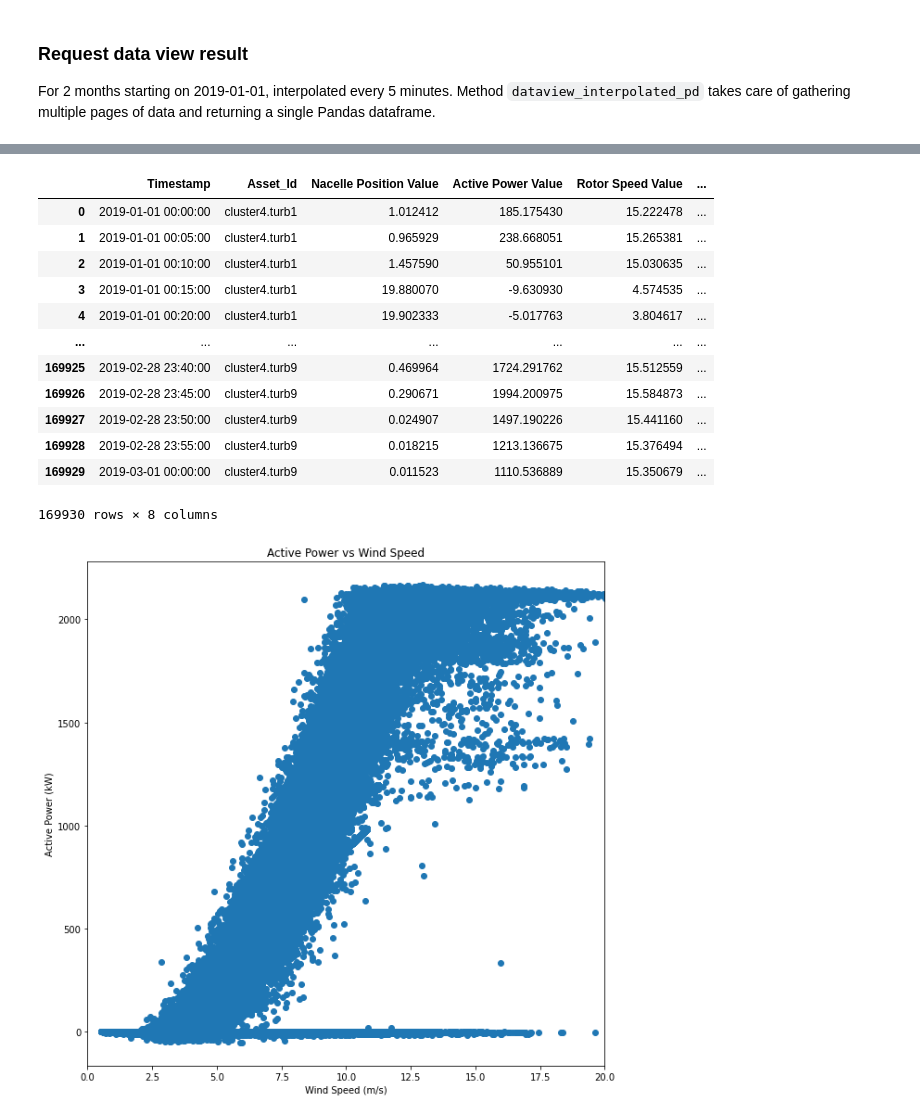
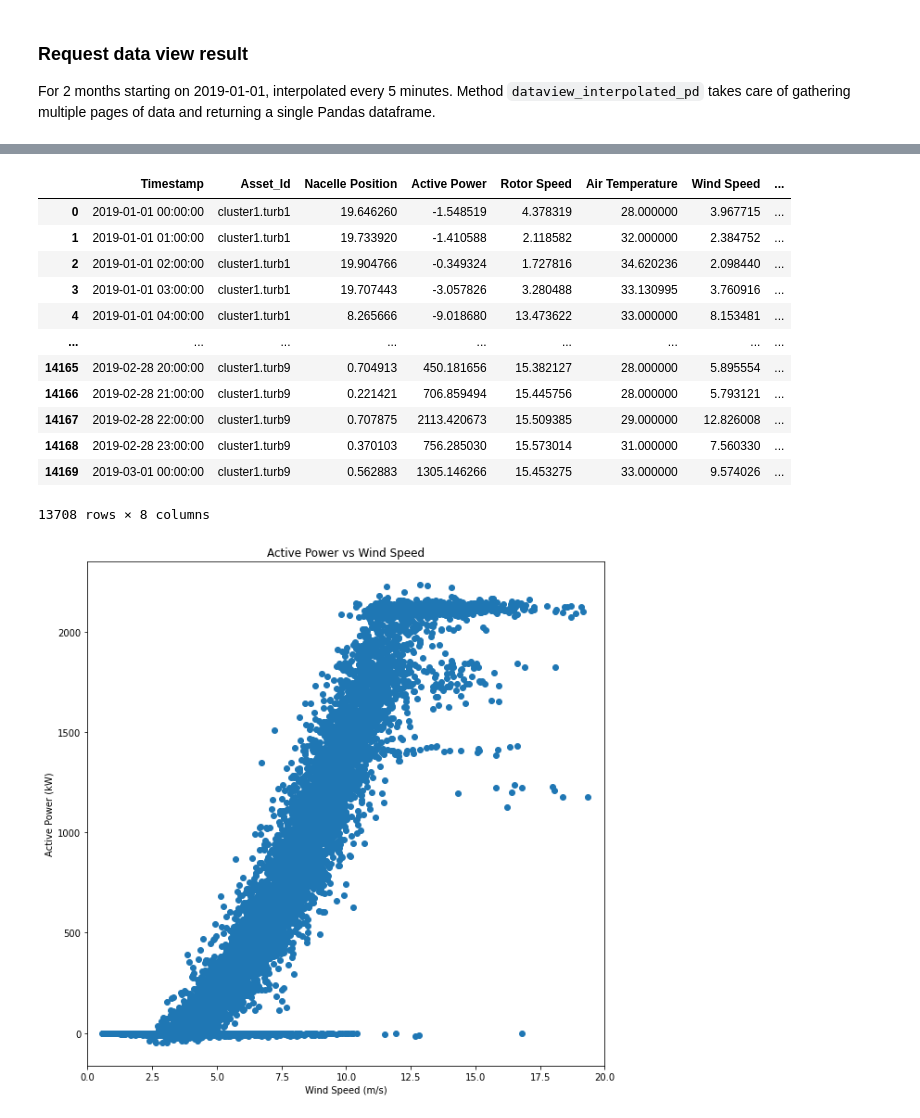
Before and after one commit to camlf/academic-hub, a Jupyter notebook: learning_modules/brewery/Wind_Farm_Academic_Hub.ipynb, the cells around one changed output, grey strips where cells are left out. Drawn from its saved outputs; the diff is of its cells as text; code cells hidden in the pictures.

Commit message:
bring wind farm notebook up to data

```diff
--- a/learning_modules/brewery/Wind_Farm_Academic_Hub.ipynb
+++ b/learning_modules/brewery/Wind_Farm_Academic_Hub.ipynb
@@ -54,0 +43,3 @@ Complete!
+# %%
+widget, hub = hub_login()
+widget
@@ -222,10 +224,10 @@ For 2 months starting on 2019-01-01, interpolated every 5 minutes. Method `datav
 # %%
 dateFrom = "2019-01-01"
 dateTo = "2019-03-01"
-timeinterval = "00:05:00"  # interpolate every 5 minutes
+timeinterval = "01:00:00"  # interpolate every 5 minutes
 
 df = hub.dataview_interpolated_pd(
-    namespace_id, dataview_id, dateFrom, dateTo, timeinterval
+    namespace_id, dataview_id, dateFrom, dateTo, timeinterval  #, count=500
 )
 df
 # %% [output]
@@ -269,7 +274,7 @@ memory usage: 19.4+ MB
 # Renaming DataFrame column names to abbreviations, in order to display these column names clearly in
 # a correlation plot
 
-df.rename(
+df = df.rename(
     columns={
         "Rotor Speed": "RS",
         "State": "TS",
@@ -277,16 +282,20 @@ df.rename(
         "Pitch Angle": "NP",
         "Ambient Temperature": "AT",
         "Wind Speed": "WS",
-    },
-    inplace=True,
+    }
 )
+# Dropping unneeded columns
+#
 columns_to_drop = [
     c
     for c in df.columns
     if any(i in c for i in ["Drive", "Nacelle", "Yaw", "Relative"])
 ]
 columns_to_drop
-df.drop(columns_to_drop, axis=1, inplace=True)
+df = df.drop(columns_to_drop, axis=1)
+
+# Turbine should be in a good state for data to be valid
+df = df[df["TS"] == "OK"]
 df
 # %% [output]
 |  | Timestamp | Asset_Id | NP | AP | RS | AT | WS | TS |
@@ -333,43 +342,42 @@ plt.show(block=False)
 # %%
 # Renaming DataFrame column names from abbreviations back to their original full names
 
-df.rename(
+df= df.rename(
     columns={
-        "RS": "Rotor Speed Value",
+        "RS": "Rotor Speed",
         "TS": "Turbine State",
-        "AP": "Active Power Value",
-        "NP": "Nacelle Position Value",
-        "AT": "Air Temperature Value",
-        "WS": "Wind Speed Value",
-    },
-    inplace=True,
+        "AP": "Active Power",
+        "NP": "Nacelle Position",
+        "AT": "Air Temperature",
+        "WS": "Wind Speed",
+    }
 )
 df
 # %% [output]
-|  | Timestamp | Asset_Id | Nacelle Position Value | Active Power Value | Rotor Speed Value | ... |
-| 0 | 2019-01-01 00:00:00 | cluster4.turb1 | 1.012412 | 185.175430 | 15.222478 | ... |
-| 1 | 2019-01-01 00:05:00 | cluster4.turb1 | 0.965929 | 238.668051 | 15.265381 | ... |
-| 2 | 2019-01-01 00:10:00 | cluster4.turb1 | 1.457590 | 50.955101 | 15.030635 | ... |
-| 3 | 2019-01-01 00:15:00 | cluster4.turb1 | 19.880070 | -9.630930 | 4.574535 | ... |
-| 4 | 2019-01-01 00:20:00 | cluster4.turb1 | 19.902333 | -5.017763 | 3.804617 | ... |
-| ... | ... | ... | ... | ... | ... | ... |
-| 169925 | 2019-02-28 23:40:00 | cluster4.turb9 | 0.469964 | 1724.291762 | 15.512559 | ... |
-| 169926 | 2019-02-28 23:45:00 | cluster4.turb9 | 0.290671 | 1994.200975 | 15.584873 | ... |
-| 169927 | 2019-02-28 23:50:00 | cluster4.turb9 | 0.024907 | 1497.190226 | 15.441160 | ... |
-| 169928 | 2019-02-28 23:55:00 | cluster4.turb9 | 0.018215 | 1213.136675 | 15.376494 | ... |
-| 169929 | 2019-03-01 00:00:00 | cluster4.turb9 | 0.011523 | 1110.536889 | 15.350679 | ... |
+|  | Timestamp | Asset_Id | Nacelle Position | Active Power | Rotor Speed | Air Temperature | Wind Speed | ... |
+| 0 | 2019-01-01 00:00:00 | cluster1.turb1 | 19.646260 | -1.548519 | 4.378319 | 28.000000 | 3.967715 | ... |
+| 1 | 2019-01-01 01:00:00 | cluster1.turb1 | 19.733920 | -1.410588 | 2.118582 | 32.000000 | 2.384752 | ... |
+| 2 | 2019-01-01 02:00:00 | cluster1.turb1 | 19.904766 | -0.349324 | 1.727816 | 34.620236 | 2.098440 | ... |
+| 3 | 2019-01-01 03:00:00 | cluster1.turb1 | 19.707443 | -3.057826 | 3.280488 | 33.130995 | 3.760916 | ... |
+| 4 | 2019-01-01 04:00:00 | cluster1.turb1 | 8.265666 | -9.018680 | 13.473622 | 33.000000 | 8.153481 | ... |
+| ... | ... | ... | ... | ... | ... | ... | ... | ... |
+| 14165 | 2019-02-28 20:00:00 | cluster1.turb9 | 0.704913 | 450.181656 | 15.382127 | 28.000000 | 5.895554 | ... |
+| 14166 | 2019-02-28 21:00:00 | cluster1.turb9 | 0.221421 | 706.859494 | 15.445756 | 28.000000 | 5.793121 | ... |
+| 14167 | 2019-02-28 22:00:00 | cluster1.turb9 | 0.707875 | 2113.420673 | 15.509385 | 29.000000 | 12.826008 | ... |
+| 14168 | 2019-02-28 23:00:00 | cluster1.turb9 | 0.370103 | 756.285030 | 15.573014 | 31.000000 | 7.560330 | ... |
+| 14169 | 2019-03-01 00:00:00 | cluster1.turb9 | 0.562883 | 1305.146266 | 15.453275 | 33.000000 | 9.574026 | ... |
-169930 rows × 8 columns
+13708 rows × 8 columns
 # %%
 # Plotting Active Power versus Wind Speed
 
 fig = plt.figure(figsize=(10, 10))
 ax = fig.add_subplot(111)
-ax.scatter(df["Wind Speed Value"], df["Active Power Value"])
+ax.scatter(df["Wind Speed"], df["Active Power"])
 ax.set_xlabel("Wind Speed (m/s)")
 ax.set_ylabel("Active Power (kW)")
 ax.set_title("Active Power vs Wind Speed")
 ax.set_xlim([0,20])
 
 plt.show(block=False)
 # %% [output]
-[figure, old version]
+[figure, new version]
```
Also changed, not shown: parts of 40 cells of this notebook, 3 other files.
